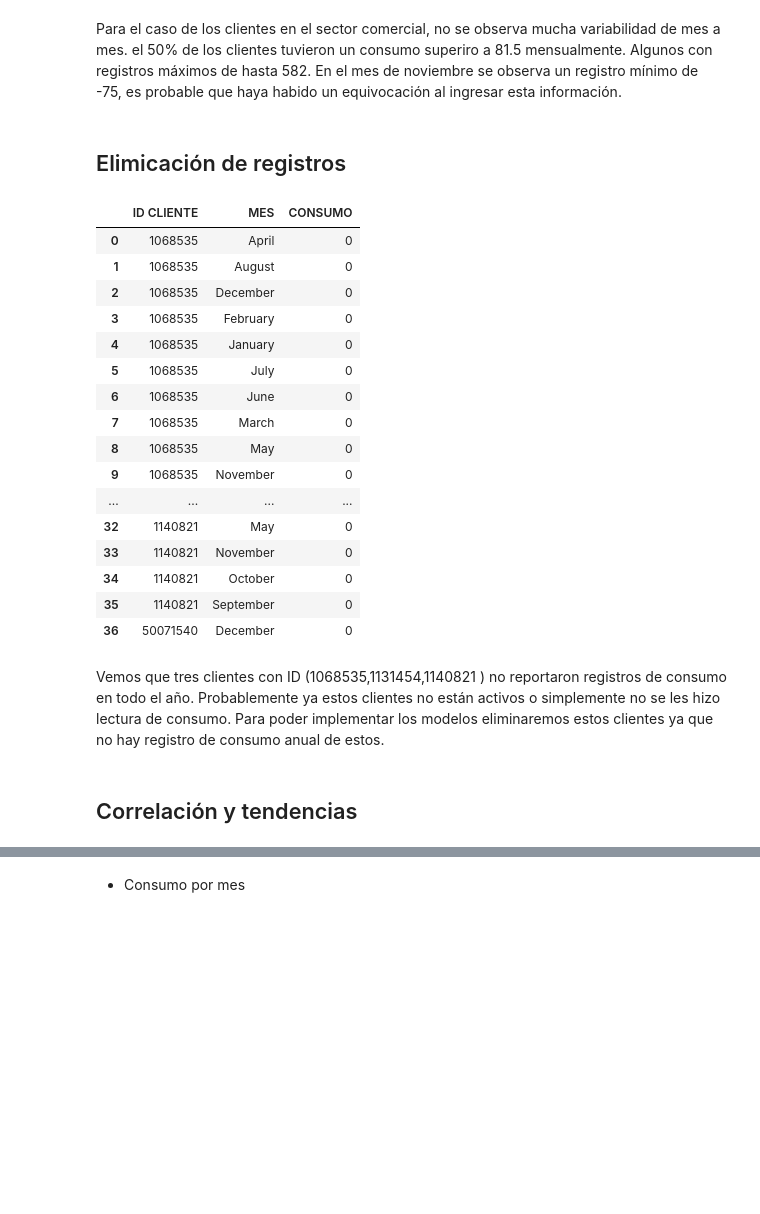
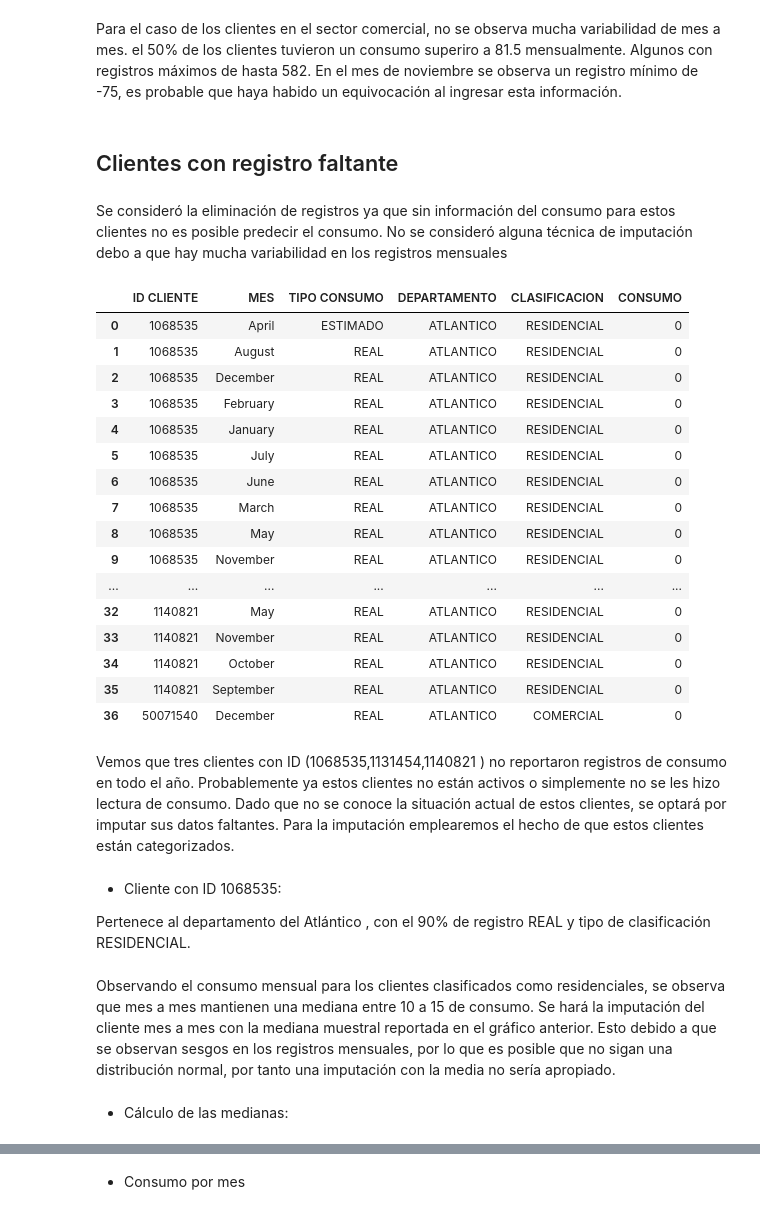
Before and after one commit to vanebertel/PRUEBA_GASES, a Jupyter notebook: _sources/notebooks.ipynb, the cells around one changed output, grey strips where cells are left out. Drawn from its saved outputs; the diff is of its cells as text; code cells hidden in the pictures; blank space fills up the shorter version.

```diff
--- a/_sources/notebooks.ipynb
+++ b/_sources/notebooks.ipynb
@@ -542,29 +542,34 @@ Para el caso de los clientes en el sector comercial, no se observa mucha variabi
 fig = px.box(consumo_comercial, x='MES', y='CONSUMO',color='MES').update_layout(showlegend=False,
                                                                                 title='Comercial: Consumo Mensual',
                                                                                 height=400, width=600).show()
-# %% [markdown]
-## Elimicación de registros
+# %% [markdown]
+## Clientes con registro faltante
+# %% [markdown]
+Se consideró la eliminación de registros ya que sin información del consumo para estos clientes no es posible predecir el consumo. No se consideró alguna técnica de imputación debo a que hay mucha variabilidad en los registros mensuales
 # %%
-DATOS[['CONSUMO','MES','ID CLIENTE']][DATOS['CONSUMO']==0].groupby(['ID CLIENTE', 'MES'])['CONSUMO'].sum().reset_index()
+DATOS[['CONSUMO','MES','ID CLIENTE', 'TIPO CONSUMO', 'CLASIFICACION','DEPARTAMENTO']][DATOS['CONSUMO']==0].groupby(['ID CLIENTE',
+                                                                                                                    'MES','TIPO CONSUMO', 'DEPARTAMENTO','CLASIFICACION'])['CONSUMO'].sum().reset_index()
 # %% [output]
-|  | ID CLIENTE | MES | CONSUMO |
-| 0 | 1068535 | April | 0 |
-| 1 | 1068535 | August | 0 |
-| 2 | 1068535 | December | 0 |
-| 3 | 1068535 | February | 0 |
-| 4 | 1068535 | January | 0 |
-| 5 | 1068535 | July | 0 |
-| 6 | 1068535 | June | 0 |
-| 7 | 1068535 | March | 0 |
-| 8 | 1068535 | May | 0 |
-| 9 | 1068535 | November | 0 |
-| ... | ... | ... | ... |
-| 32 | 1140821 | May | 0 |
-| 33 | 1140821 | November | 0 |
-| 34 | 1140821 | October | 0 |
-| 35 | 1140821 | September | 0 |
-| 36 | 50071540 | December | 0 |
+|  | ID CLIENTE | MES | TIPO CONSUMO | DEPARTAMENTO | CLASIFICACION | CONSUMO |
+| 0 | 1068535 | April | ESTIMADO | ATLANTICO | RESIDENCIAL | 0 |
+| 1 | 1068535 | August | REAL | ATLANTICO | RESIDENCIAL | 0 |
+| 2 | 1068535 | December | REAL | ATLANTICO | RESIDENCIAL | 0 |
+| 3 | 1068535 | February | REAL | ATLANTICO | RESIDENCIAL | 0 |
+| 4 | 1068535 | January | REAL | ATLANTICO | RESIDENCIAL | 0 |
+| 5 | 1068535 | July | REAL | ATLANTICO | RESIDENCIAL | 0 |
+| 6 | 1068535 | June | REAL | ATLANTICO | RESIDENCIAL | 0 |
+| 7 | 1068535 | March | REAL | ATLANTICO | RESIDENCIAL | 0 |
+| 8 | 1068535 | May | REAL | ATLANTICO | RESIDENCIAL | 0 |
+| 9 | 1068535 | November | REAL | ATLANTICO | RESIDENCIAL | 0 |
+| ... | ... | ... | ... | ... | ... | ... |
+| 32 | 1140821 | May | REAL | ATLANTICO | RESIDENCIAL | 0 |
+| 33 | 1140821 | November | REAL | ATLANTICO | RESIDENCIAL | 0 |
+| 34 | 1140821 | October | REAL | ATLANTICO | RESIDENCIAL | 0 |
+| 35 | 1140821 | September | REAL | ATLANTICO | RESIDENCIAL | 0 |
+| 36 | 50071540 | December | REAL | ATLANTICO | COMERCIAL | 0 |
 # %% [markdown]
-Vemos que tres clientes con ID (1068535,1131454,1140821	) no reportaron registros de consumo en todo el año. Probablemente ya estos clientes no están activos o simplemente no se les hizo lectura de consumo. Para poder implementar los modelos eliminaremos estos clientes ya que no hay registro de consumo anual de estos.
+Vemos que tres clientes con ID (1068535,1131454,1140821	) no reportaron registros de consumo en todo el año. Probablemente ya estos clientes no están activos o simplemente no se les hizo lectura de consumo. Dado que no se conoce la situación actual de estos clientes, se optará por imputar sus datos faltantes. Para la imputación emplearemos el hecho de que estos clientes están categorizados.
-# %% [markdown]
-## Correlación y tendencias
+# %% [markdown]
+- Cliente con ID 1068535:
+
+Pertenece al departamento del Atlántico , con el 90% de registro REAL y tipo de clasificación RESIDENCIAL.
@@ -570,0 +580,4 @@ Vemos que tres clientes con ID (1068535,1131454,1140821	) no reportaron registro
+# %% [markdown]
+Observando el consumo mensual para los clientes clasificados como residenciales, se observa que mes a mes mantienen una mediana entre 10 a 15 de consumo. Se hará la imputación del cliente mes a mes con la mediana muestral reportada en el gráfico anterior. Esto debido a que se observan sesgos en los registros mensuales, por lo que es posible que no sigan una distribución normal, por tanto una imputación con la media no sería apropiado.
+# %% [markdown]
+- Cálculo de las medianas:
```
Also changed, not shown: parts of 32 cells of this notebook, 4 other files.
